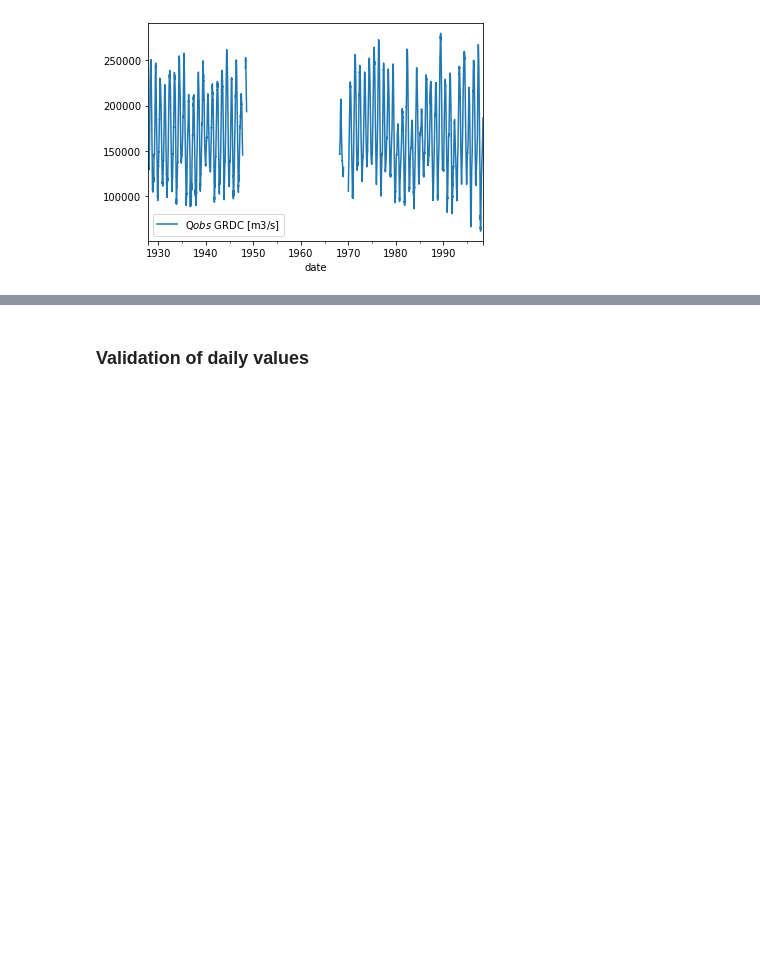
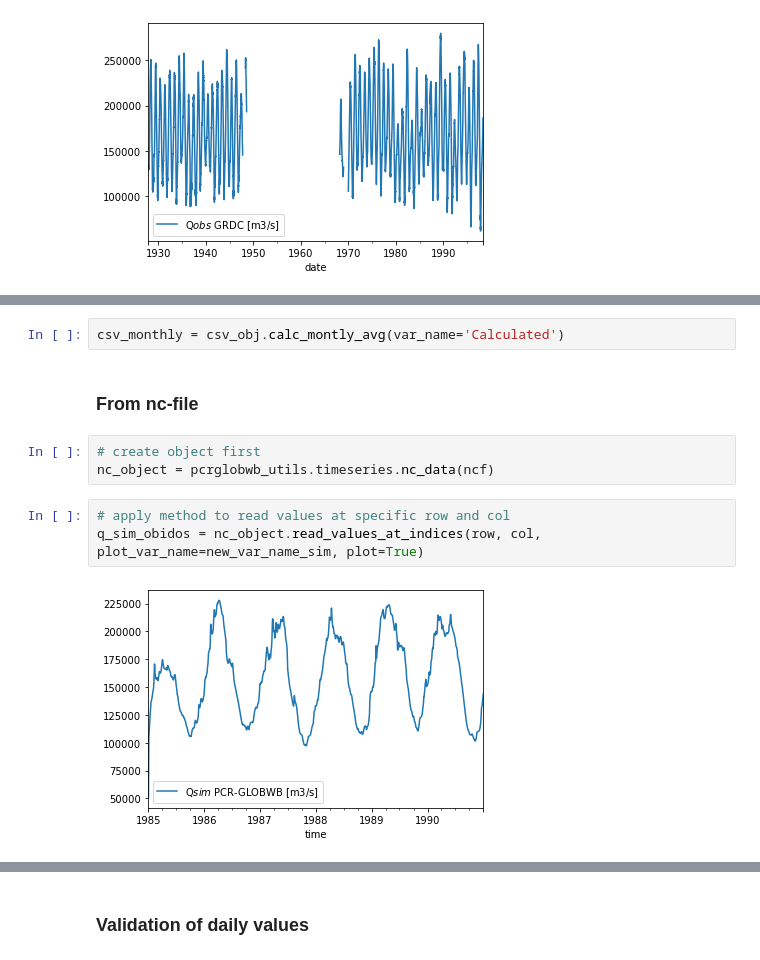
Before and after one commit to JannisHoch/pcrglobwb_utils, a Jupyter notebook: examples/first_proof_of_concept.ipynb, the cells around one changed output, grey strips where cells are left out. Saved outputs shown, nothing was run; the diff lists cells and outputs as text; blank space fills up the shorter version.

```diff
--- a/examples/first_proof_of_concept.ipynb
+++ b/examples/first_proof_of_concept.ipynb
@@ -79,3 +100,15 @@ df_CSV = csv_obj.get_values_from_csv(t_col='YYYY-MM-DD', v_col='Calculated', plo
                                                           datetime_format='%d-%m-%Y')
 # %% [output]
 [figure]
+# %%
+csv_monthly = csv_obj.calc_montly_avg(var_name='Calculated')
+# %% [markdown]
+### From nc-file
+# %%
+# create object first
+nc_object = pcrglobwb_utils.timeseries.nc_data(ncf)
+# %%
+# apply method to read values at specific row and col
+q_sim_obidos = nc_object.read_values_at_indices(row, col, plot_var_name=new_var_name_sim, plot=True)
+# %% [output]
+[figure, added]
```
Also changed, not shown: parts of 22 cells of this notebook, 8 other files.
